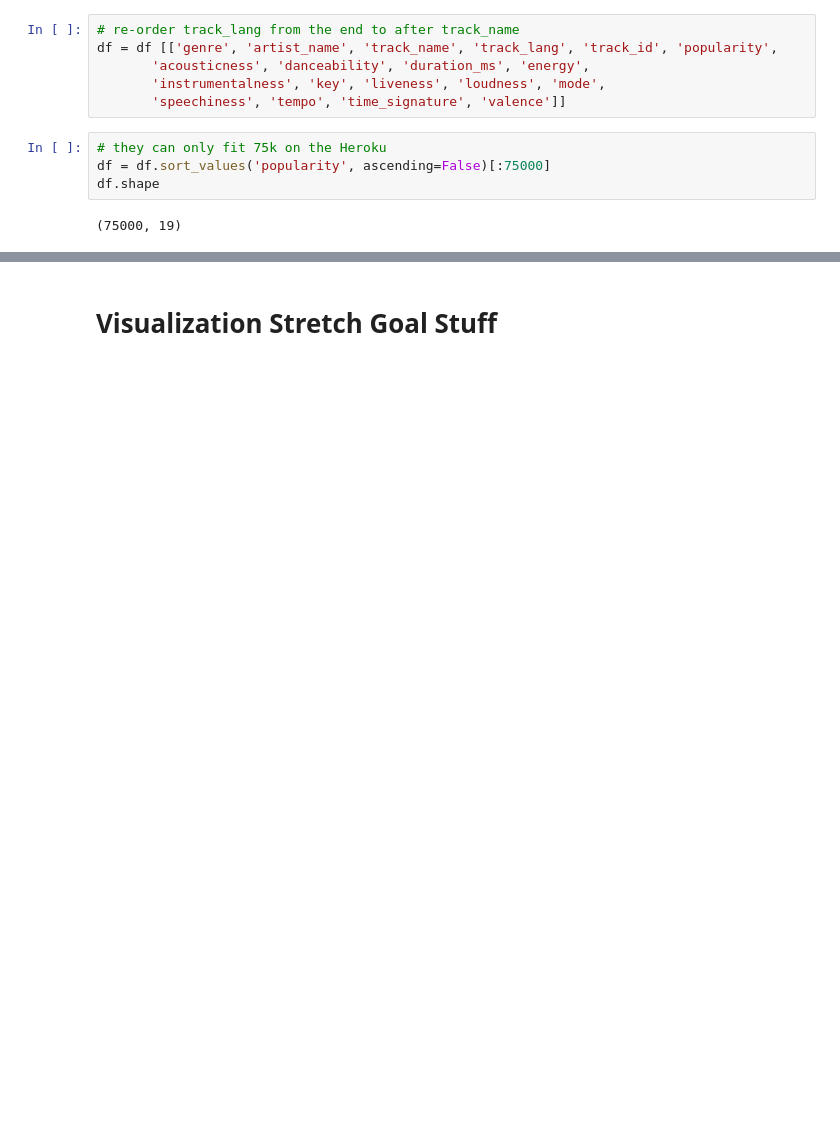
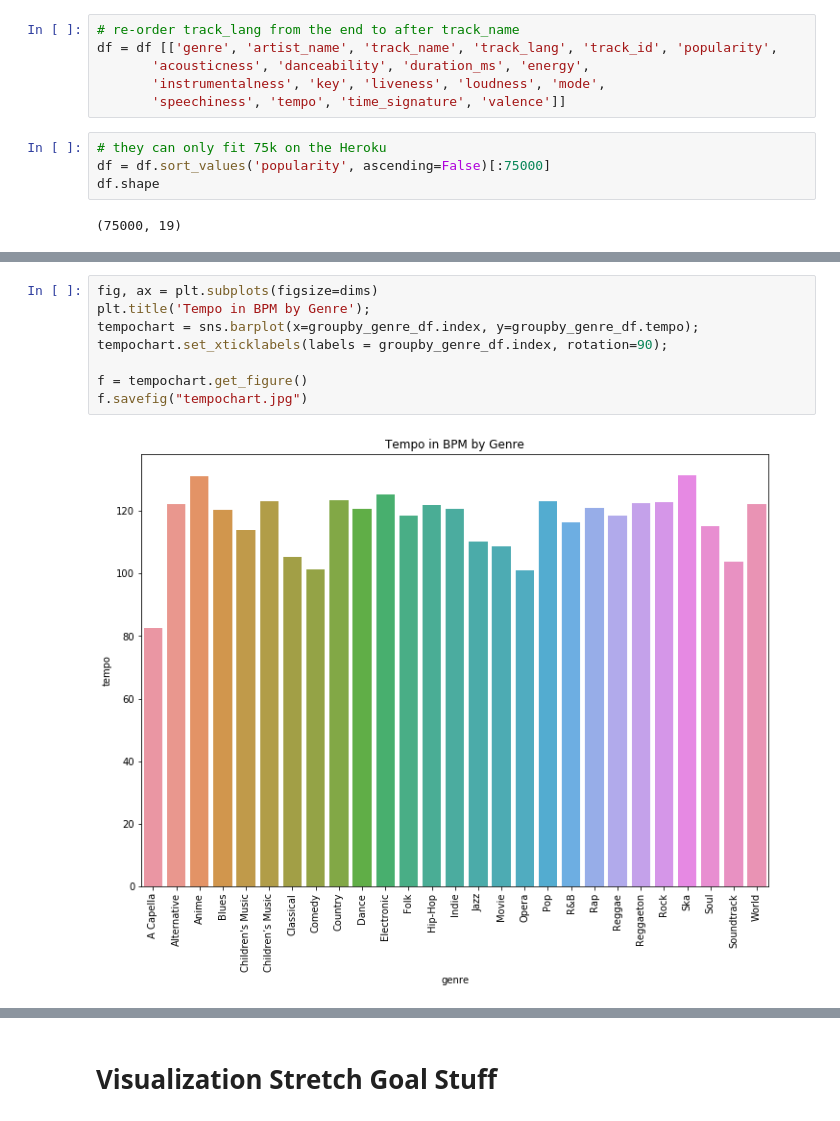
Before and after one commit to Build-Week-Spotify-Song-Suggester-5/Data-Science, a Jupyter notebook: Baseline_Nearest_Neighbors_PCA.ipynb, the cells around one changed output, grey strips where cells are left out. Saved outputs shown, nothing was run; the diff lists cells and outputs as text; blank space fills up the shorter version.

```diff
--- a/Baseline_Nearest_Neighbors_PCA.ipynb
+++ b/Baseline_Nearest_Neighbors_PCA.ipynb
@@ -59,0 +121,10 @@ df.shape
+# %%
+fig, ax = plt.subplots(figsize=dims)
+plt.title('Tempo in BPM by Genre');
+tempochart = sns.barplot(x=groupby_genre_df.index, y=groupby_genre_df.tempo);
+tempochart.set_xticklabels(labels = groupby_genre_df.index, rotation=90);
+
+f = tempochart.get_figure()
+f.savefig("tempochart.jpg")
+# %% [output]
+[figure, added]
```
Also changed, not shown: parts of 16 cells of this notebook, 5 other files.
